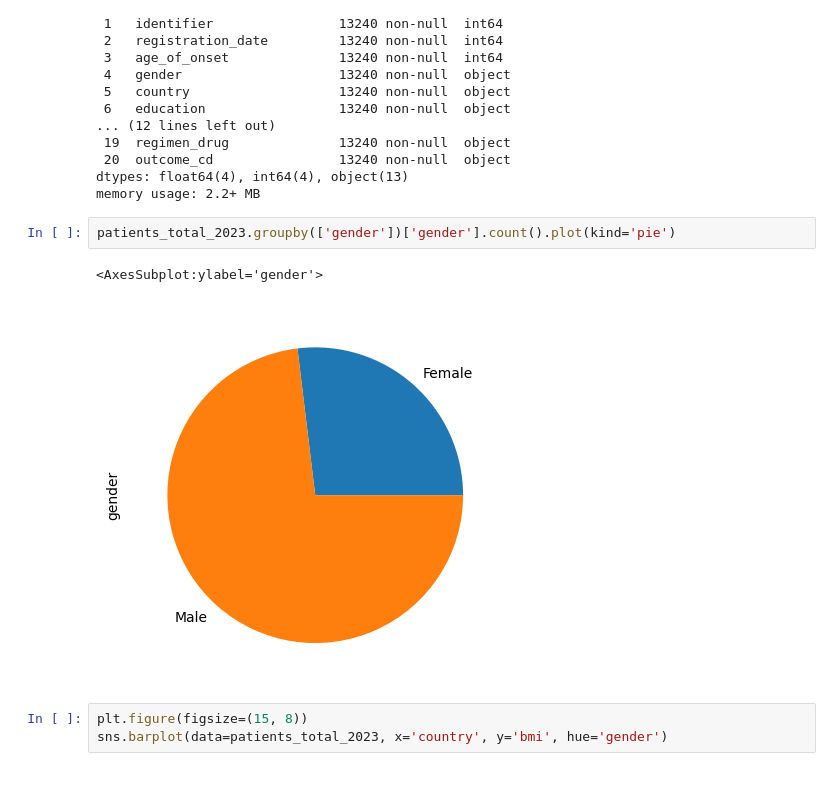
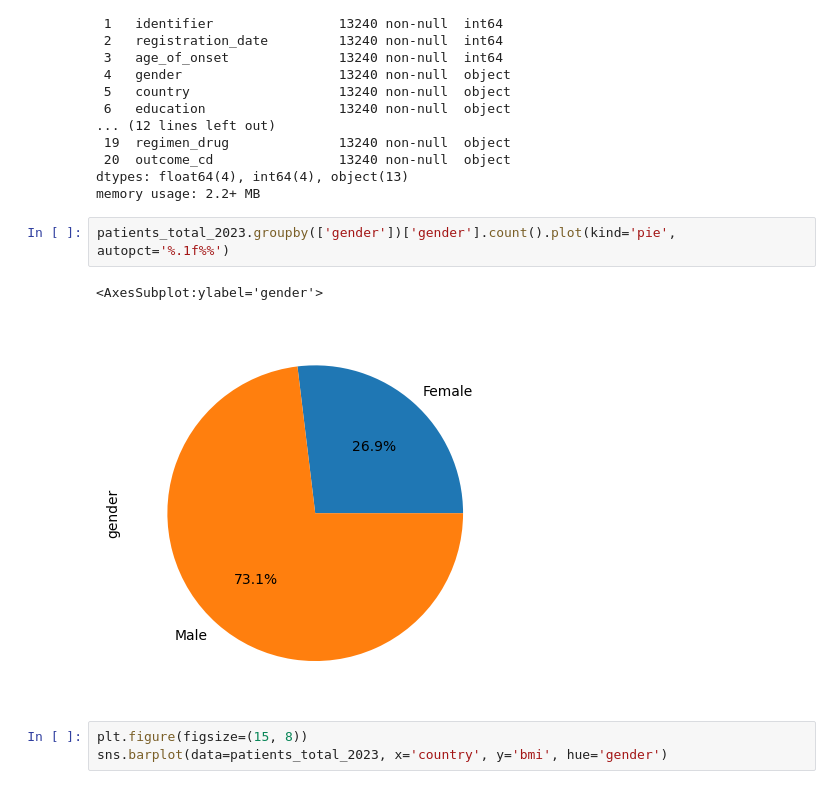
Before and after one commit to Taoheed-O/Tuberculosis_Survival_prediction, a Jupyter notebook: Data_analysis.ipynb, the cells around one changed output. Drawn from its saved outputs; the diff is of its cells as text.

```diff
--- a/Data_analysis.ipynb
+++ b/Data_analysis.ipynb
@@ -616,10 +617,10 @@ Data columns (total 21 columns):
 dtypes: float64(4), int64(4), object(13)
 memory usage: 2.2+ MB
 # %%
-patients_total_2023.groupby(['gender'])['gender'].count().plot(kind='pie')
+patients_total_2023.groupby(['gender'])['gender'].count().plot(kind='pie', autopct='%.1f%%')
 # %% [output]
 <AxesSubplot:ylabel='gender'>
-[figure, old version]
+[figure, new version]
 # %%
 plt.figure(figsize=(15, 8))
 sns.barplot(data=patients_total_2023, x='country', y='bmi', hue='gender')
```
Also changed, not shown: parts of 1 cell of this notebook.
